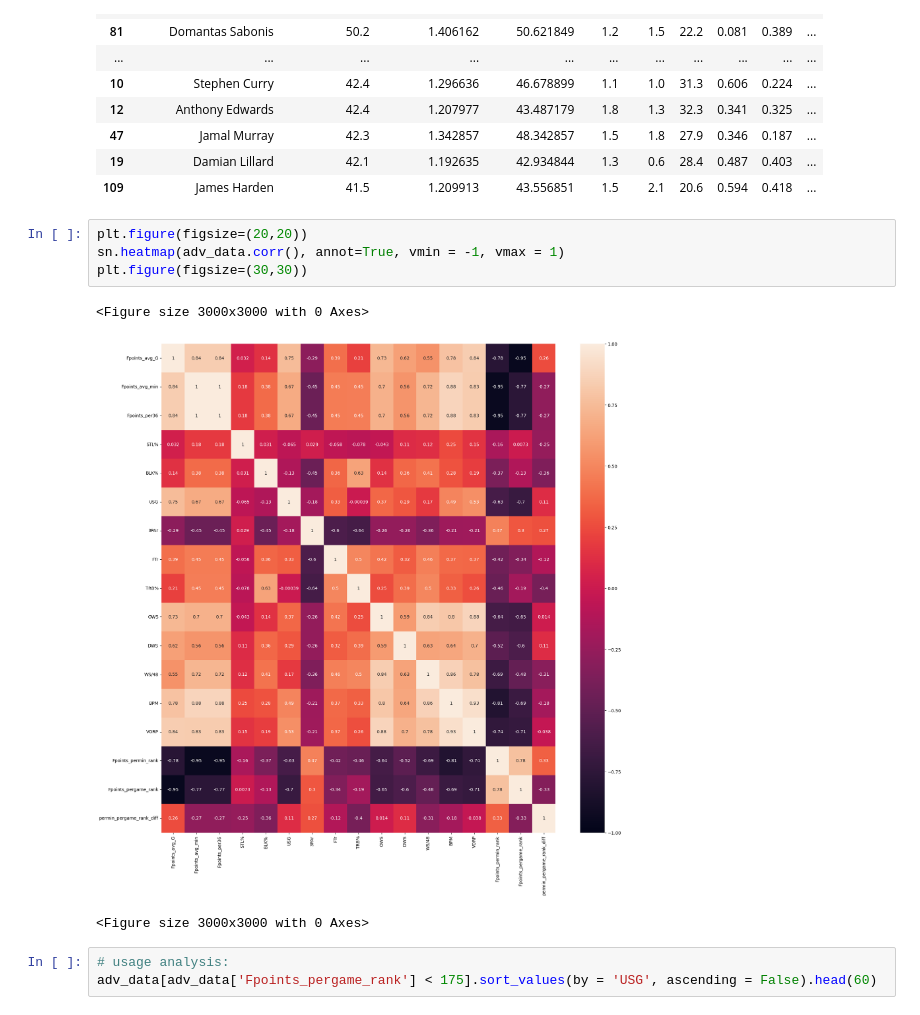
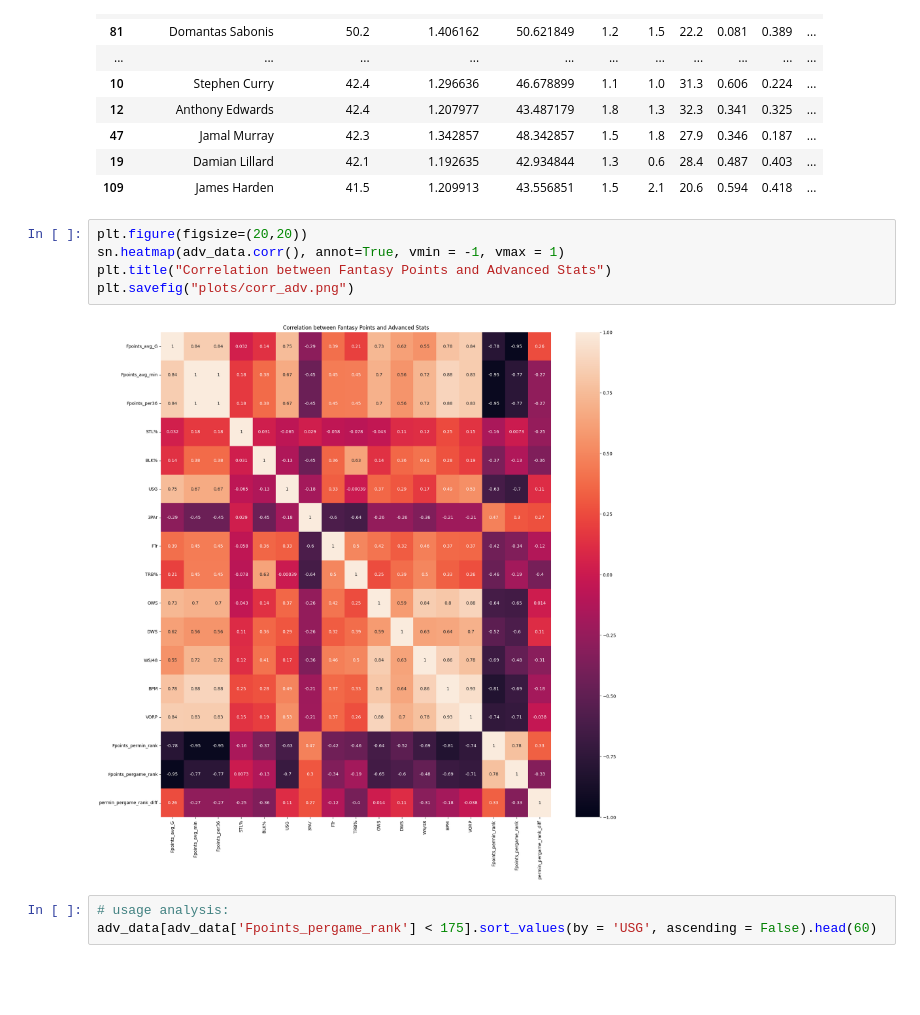
Before and after one commit to mcgillies/nbafantasy2024, a Jupyter notebook: plot_exploration.ipynb, the cells around one changed output. Drawn from its saved outputs; the diff is of its cells as text; blank space fills up the shorter version.

Commit message:
added plots to notes

```diff
--- a/plot_exploration.ipynb
+++ b/plot_exploration.ipynb
@@ -128,11 +128,10 @@ See the caveats in the documentation: https://pandas.pydata.org/pandas-docs/stab
 # %%
 plt.figure(figsize=(20,20))
 sn.heatmap(adv_data.corr(), annot=True, vmin = -1, vmax = 1)
-plt.figure(figsize=(30,30))
+plt.title("Correlation between Fantasy Points and Advanced Stats")
+plt.savefig("plots/corr_adv.png")
 # %% [output]
-<Figure size 3000x3000 with 0 Axes>
-[figure, old version]
+[figure, new version]
-<Figure size 3000x3000 with 0 Axes>
 # %%
 # usage analysis:
 adv_data[adv_data['Fpoints_pergame_rank'] < 175].sort_values(by = 'USG', ascending = False).head(60)
```
Also changed, not shown: parts of 1 cell of this notebook, 4 other files.
